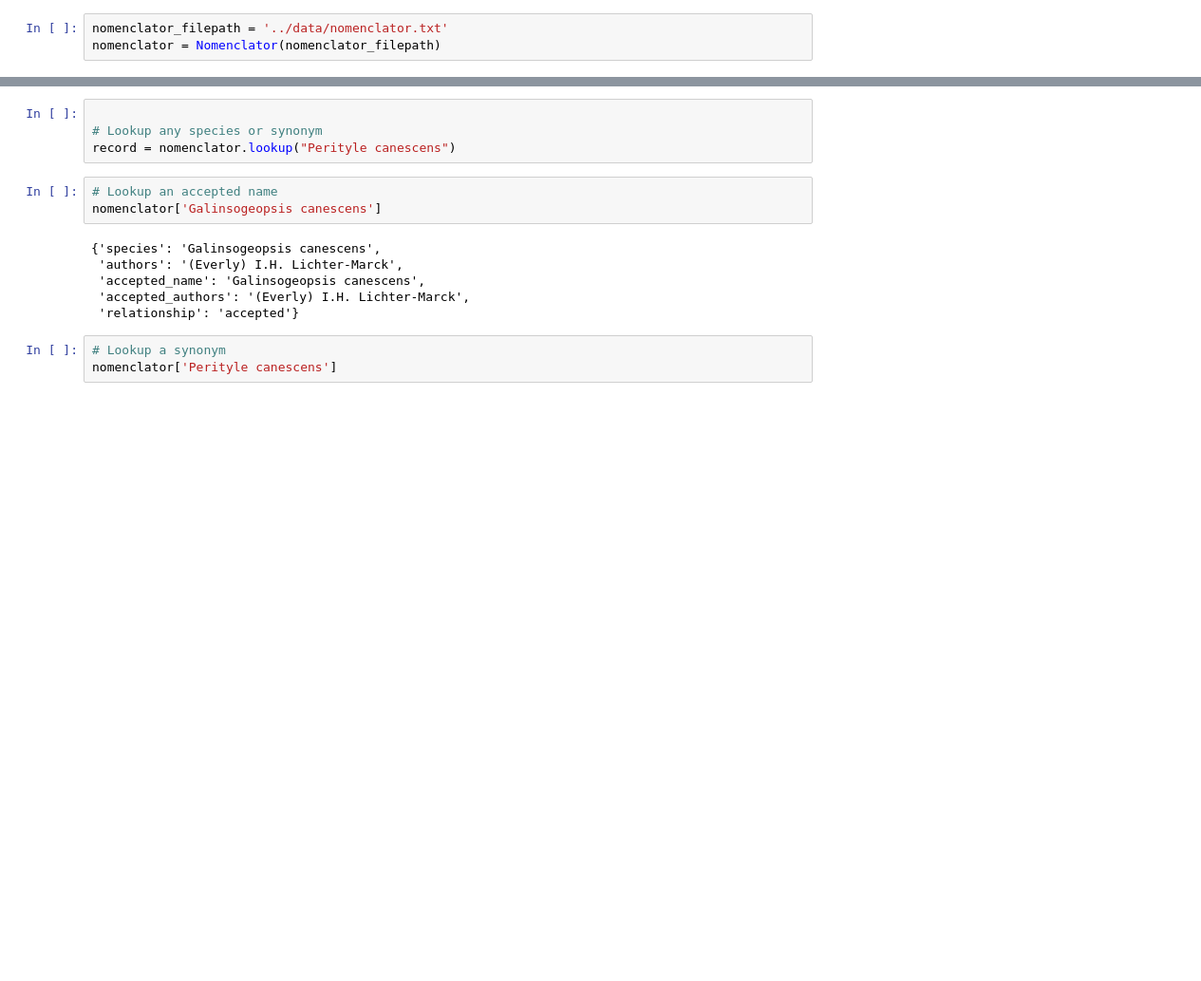
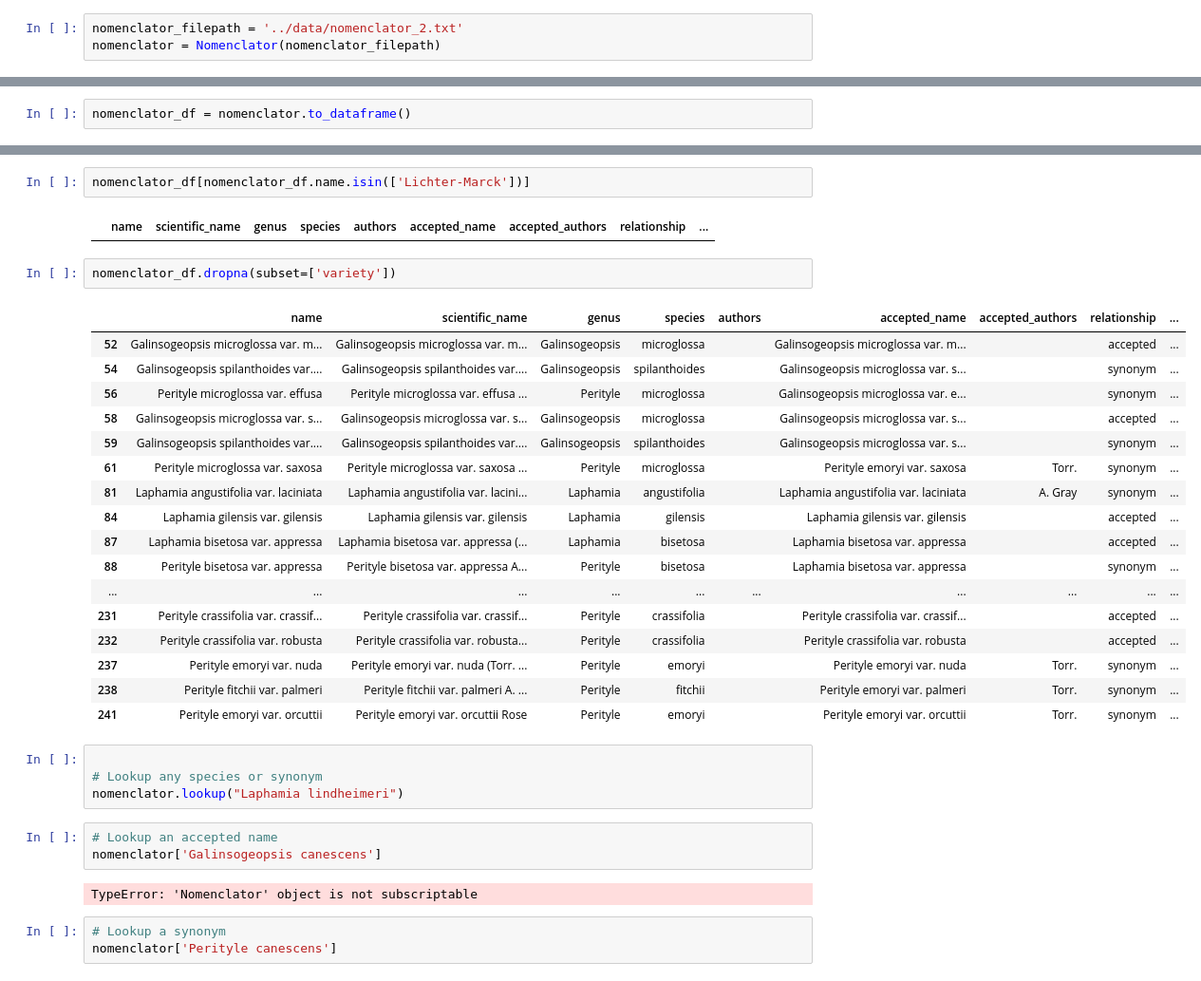
Before and after one commit to dangause/rock-daisy-viz, a Jupyter notebook: notebooks/nomenclator.ipynb, the cells around one changed output, grey strips where cells are left out. Shown at 95% size. Drawn from its saved outputs; the diff is of its cells as text; blank space fills up the shorter version.

Commit message:
nomenclator updates

```diff
--- a/notebooks/nomenclator.ipynb
+++ b/notebooks/nomenclator.ipynb
@@ -5,3 +9,3 @@ ModuleNotFoundError: No module named 'rockdaisy'
 # %%
-nomenclator_filepath = '../data/nomenclator.txt'
+nomenclator_filepath = '../data/nomenclator_2.txt'
 nomenclator = Nomenclator(nomenclator_filepath)
@@ -11,0 +12,2 @@ nomenclator
+# %%
+nomenclator_df = nomenclator.to_dataframe()
@@ -12,16 +30,36 @@ nomenclator
+# %%
+nomenclator_df[nomenclator_df.name.isin(['Lichter-Marck'])]
+# %% [output]
+|  | name | scientific_name | genus | species | authors | accepted_name | accepted_authors | relationship | ... |
+# %%
+nomenclator_df.dropna(subset=['variety'])
+# %% [output]
+|  | name | scientific_name | genus | species | authors | accepted_name | accepted_authors | relationship | ... |
+| 52 | Galinsogeopsis microglossa var. m... | Galinsogeopsis microglossa var. m... | Galinsogeopsis | microglossa |  | Galinsogeopsis microglossa var. m... |  | accepted | ... |
+| 54 | Galinsogeopsis spilanthoides var.... | Galinsogeopsis spilanthoides var.... | Galinsogeopsis | spilanthoides |  | Galinsogeopsis microglossa var. s... |  | synonym | ... |
+| 56 | Perityle microglossa var. effusa | Perityle microglossa var. effusa ... | Perityle | microglossa |  | Galinsogeopsis microglossa var. e... |  | synonym | ... |
+| 58 | Galinsogeopsis microglossa var. s... | Galinsogeopsis microglossa var. s... | Galinsogeopsis | microglossa |  | Galinsogeopsis microglossa var. s... |  | accepted | ... |
+| 59 | Galinsogeopsis spilanthoides var.... | Galinsogeopsis spilanthoides var.... | Galinsogeopsis | spilanthoides |  | Galinsogeopsis microglossa var. s... |  | synonym | ... |
+| 61 | Perityle microglossa var. saxosa | Perityle microglossa var. saxosa ... | Perityle | microglossa |  | Perityle emoryi var. saxosa | Torr. | synonym | ... |
+| 81 | Laphamia angustifolia var. laciniata | Laphamia angustifolia var. lacini... | Laphamia | angustifolia |  | Laphamia angustifolia var. laciniata | A. Gray | synonym | ... |
+| 84 | Laphamia gilensis var. gilensis | Laphamia gilensis var. gilensis | Laphamia | gilensis |  | Laphamia gilensis var. gilensis |  | accepted | ... |
+| 87 | Laphamia bisetosa var. appressa | Laphamia bisetosa var. appressa (... | Laphamia | bisetosa |  | Laphamia bisetosa var. appressa |  | accepted | ... |
+| 88 | Perityle bisetosa var. appressa | Perityle bisetosa var. appressa A... | Perityle | bisetosa |  | Laphamia bisetosa var. appressa |  | synonym | ... |
+| ... | ... | ... | ... | ... | ... | ... | ... | ... | ... |
+| 231 | Perityle crassifolia var. crassif... | Perityle crassifolia var. crassif... | Perityle | crassifolia |  | Perityle crassifolia var. crassif... |  | accepted | ... |
+| 232 | Perityle crassifolia var. robusta | Perityle crassifolia var. robusta... | Perityle | crassifolia |  | Perityle crassifolia var. robusta |  | accepted | ... |
+| 237 | Perityle emoryi var. nuda | Perityle emoryi var. nuda (Torr. ... | Perityle | emoryi |  | Perityle emoryi var. nuda | Torr. | synonym | ... |
+| 238 | Perityle fitchii var. palmeri | Perityle fitchii var. palmeri A. ... | Perityle | fitchii |  | Perityle emoryi var. palmeri | Torr. | synonym | ... |
+| 241 | Perityle emoryi var. orcuttii | Perityle emoryi var. orcuttii Rose | Perityle | emoryi |  | Perityle emoryi var. orcuttii | Torr. | synonym | ... |
 # %%
 
 # Lookup any species or synonym
-record = nomenclator.lookup("Perityle canescens")
+nomenclator.lookup("Laphamia lindheimeri")
 # %%
 # Lookup an accepted name
 nomenclator['Galinsogeopsis canescens']
 # %% [output]
-{'species': 'Galinsogeopsis canescens',
- 'authors': '(Everly) I.H. Lichter-Marck',
- 'accepted_name': 'Galinsogeopsis canescens',
- 'accepted_authors': '(Everly) I.H. Lichter-Marck',
- 'relationship': 'accepted'}
+TypeError: 'Nomenclator' object is not subscriptable
 # %%
 # Lookup a synonym
 nomenclator['Perityle canescens']
```
Also changed, not shown: parts of 4 cells of this notebook, 1 other file.
